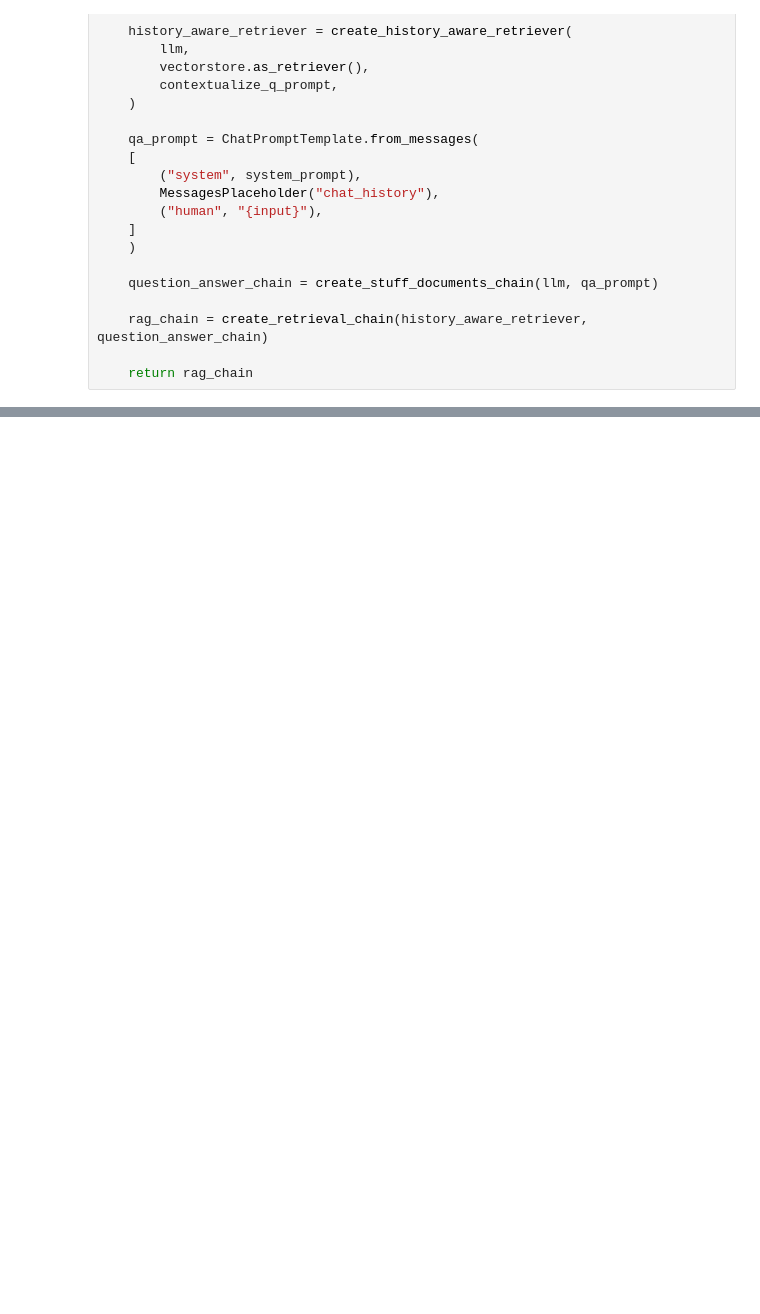
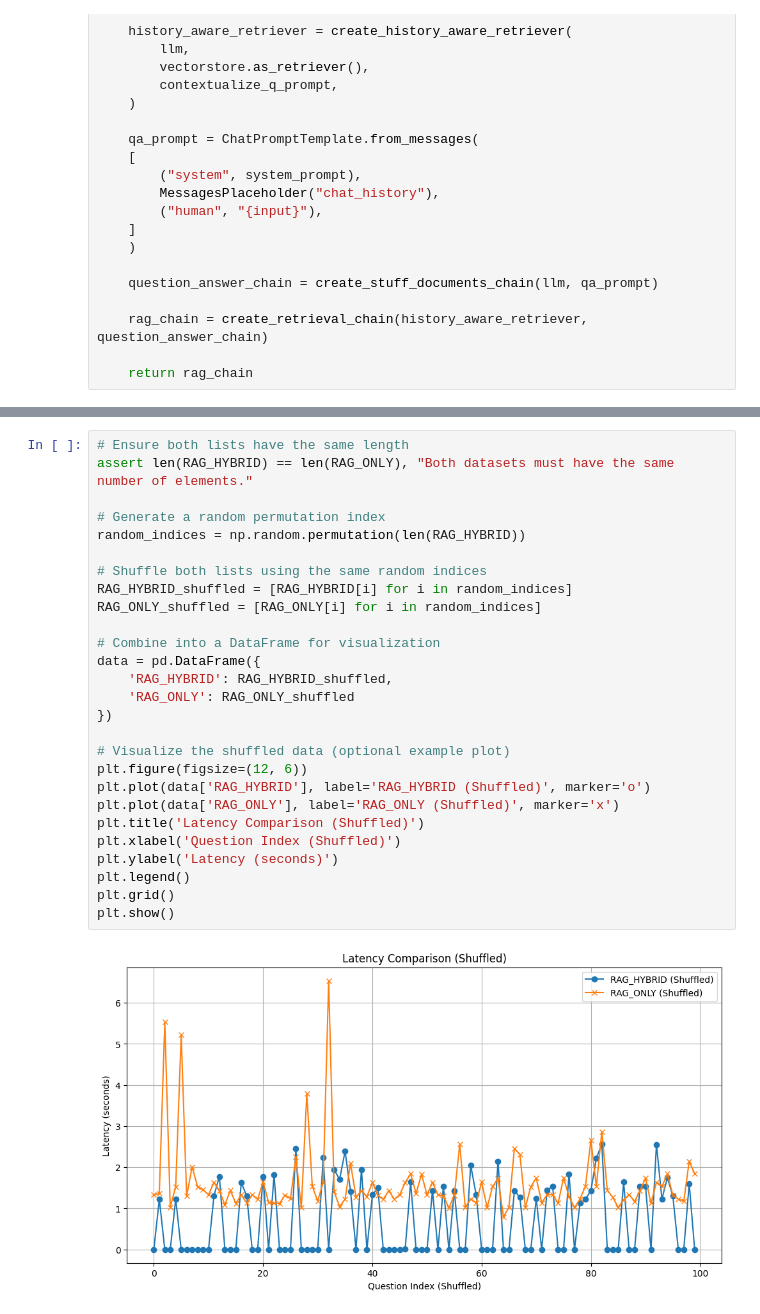
Before and after one commit to kabirolawore/optimized_rag, a Jupyter notebook: latency.ipynb, the cells around one changed output, grey strips where cells are left out. Drawn from its saved outputs; the diff is of its cells as text; blank space fills up the shorter version.

```diff
--- a/latency.ipynb
+++ b/latency.ipynb
@@ -219,0 +413,29 @@ AttributeError: st.session_state has no attribute "chat_history". Did you forget
+# %%
+# Ensure both lists have the same length
+assert len(RAG_HYBRID) == len(RAG_ONLY), "Both datasets must have the same number of elements."
+
+# Generate a random permutation index
+random_indices = np.random.permutation(len(RAG_HYBRID))
+
+# Shuffle both lists using the same random indices
+RAG_HYBRID_shuffled = [RAG_HYBRID[i] for i in random_indices]
+RAG_ONLY_shuffled = [RAG_ONLY[i] for i in random_indices]
+
+# Combine into a DataFrame for visualization
+data = pd.DataFrame({
+    'RAG_HYBRID': RAG_HYBRID_shuffled,
+    'RAG_ONLY': RAG_ONLY_shuffled
+})
+
+# Visualize the shuffled data (optional example plot)
+plt.figure(figsize=(12, 6))
+plt.plot(data['RAG_HYBRID'], label='RAG_HYBRID (Shuffled)', marker='o')
+plt.plot(data['RAG_ONLY'], label='RAG_ONLY (Shuffled)', marker='x')
+plt.title('Latency Comparison (Shuffled)')
+plt.xlabel('Question Index (Shuffled)')
+plt.ylabel('Latency (seconds)')
+plt.legend()
+plt.grid()
+plt.show()
+# %% [output]
+[figure, added]
```
Also changed, not shown: parts of 24 cells of this notebook.
